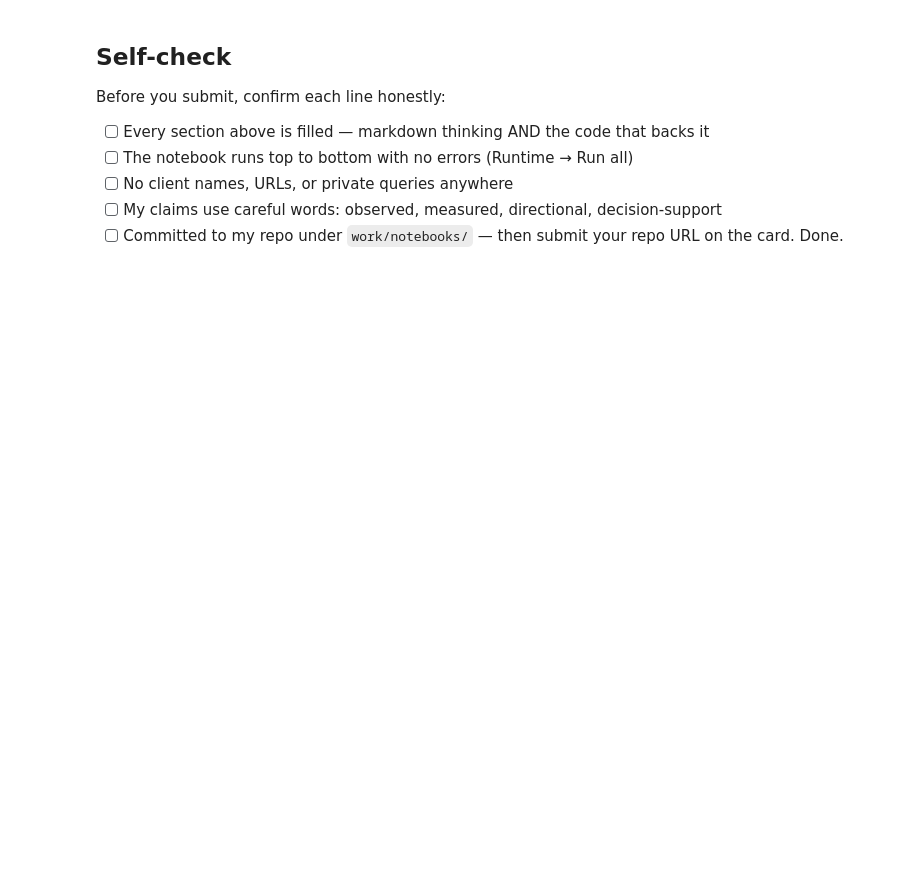
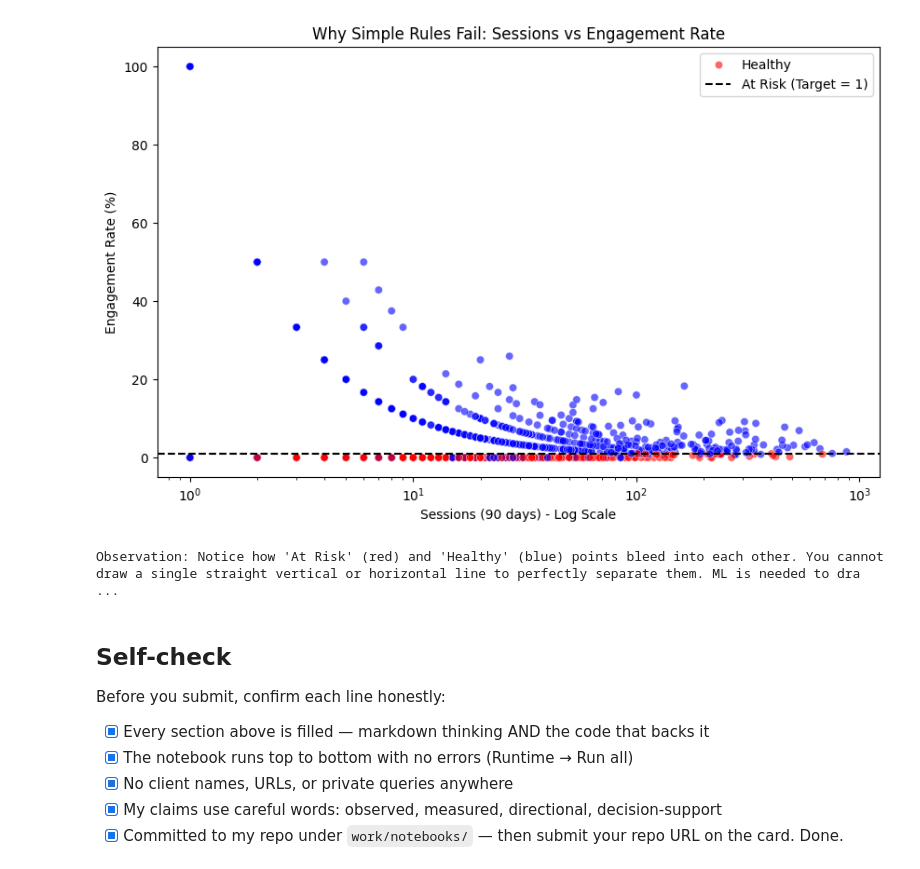
Before and after one commit to ibrahimymhafez/flyrank-ibrahim, a Jupyter notebook: work/notebooks/w02_ml_task_framing.ipynb, the cells around one changed output. Cells and saved outputs as stored; diff of their text form; code cells hidden in the pictures; blank space fills up the shorter version.

```diff
--- a/work/notebooks/w02_ml_task_framing.ipynb
+++ b/work/notebooks/w02_ml_task_framing.ipynb
@@ -43,0 +68,12 @@ This skeleton is yours to fill. Work the sections **in order** — each one has
+# %%
+# 3. Establish a naive baseline to beat
+from sklearn.metrics import precision_score, recall_score, classification_report
+
+# Naive fixed rule: "Let's just update everything older than 300 days"
+df['dummy_prediction'] = (df['content_age_days'] > 300).astype(int)
+
+baseline_precision = precision_score(df['target_needs_refresh'], df['dummy_prediction'], zero_division=0)
+baseline_recall = recall_score(df['target_needs_refresh'], df['dummy_prediction'], zero_division=0)
+
+print(f"Baseline Precision (Age > 300 days): {baseline_precision:.2%}")
+print("\nThis is the metric our ML model MUST beat. A precision this low means a huge amount of wasted editorial time if we just relied on content age.")
@@ -44,10 +104,42 @@ This skeleton is yours to fill. Work the sections **in order** — each one has
+# %%
+# 5. Visualize why a simple threshold fails
+plt.figure(figsize=(10, 6))
+
+# Plotting a sample to avoid overplotting
+sample_df = df.dropna(subset=['sessions_90d', 'engagement_rate', 'target_needs_refresh']).sample(2000, random_state=42)
+
+sns.scatterplot(
+    data=sample_df,
+    x='sessions_90d',
+    y='engagement_rate',
+    hue='target_needs_refresh',
+    palette={0: 'blue', 1: 'red'},
+    alpha=0.6
+)
+
+plt.title('Why Simple Rules Fail: Sessions vs Engagement Rate')
+plt.xlabel('Sessions (90 days) - Log Scale')
+plt.ylabel('Engagement Rate (%)')
+plt.xscale('log')
+plt.axhline(1.0, color='black', linestyle='--', label='1% Engagement Rule')
+
+# Customizing legend
+handles, labels = plt.gca().get_legend_handles_labels()
+plt.legend(handles=handles[1:], labels=['Healthy', 'At Risk (Target = 1)', '1% Threshold'])
+
+plt.show()
+
+print("Observation: Notice how 'At Risk' (red) and 'Healthy' (blue) points bleed into each other. You cannot draw a single straight vertical or horizontal line to perfectly separate them. ML is needed to draw the complex boundary.")
+# %% [output]
+[figure, added]
+Observation: Notice how 'At Risk' (red) and 'Healthy' (blue) points bleed into each other. You cannot draw a single straight vertical or horizontal line to perfectly separate them. ML is needed to dra ...
 # %% [markdown]
 ## Self-check
 
 Before you submit, confirm each line honestly:
 
-- [ ] Every section above is filled — markdown thinking AND the code that backs it
-- [ ] The notebook runs top to bottom with no errors (Runtime → Run all)
-- [ ] No client names, URLs, or private queries anywhere
-- [ ] My claims use careful words: observed, measured, directional, decision-support
-- [ ] Committed to my repo under `work/notebooks/` — then submit your repo URL on the card. Done.
+- [x] Every section above is filled — markdown thinking AND the code that backs it
+- [x] The notebook runs top to bottom with no errors (Runtime → Run all)
+- [x] No client names, URLs, or private queries anywhere
+- [x] My claims use careful words: observed, measured, directional, decision-support
+- [x] Committed to my repo under `work/notebooks/` — then submit your repo URL on the card. Done.
```
Also changed, not shown: parts of 20 cells of this notebook.
